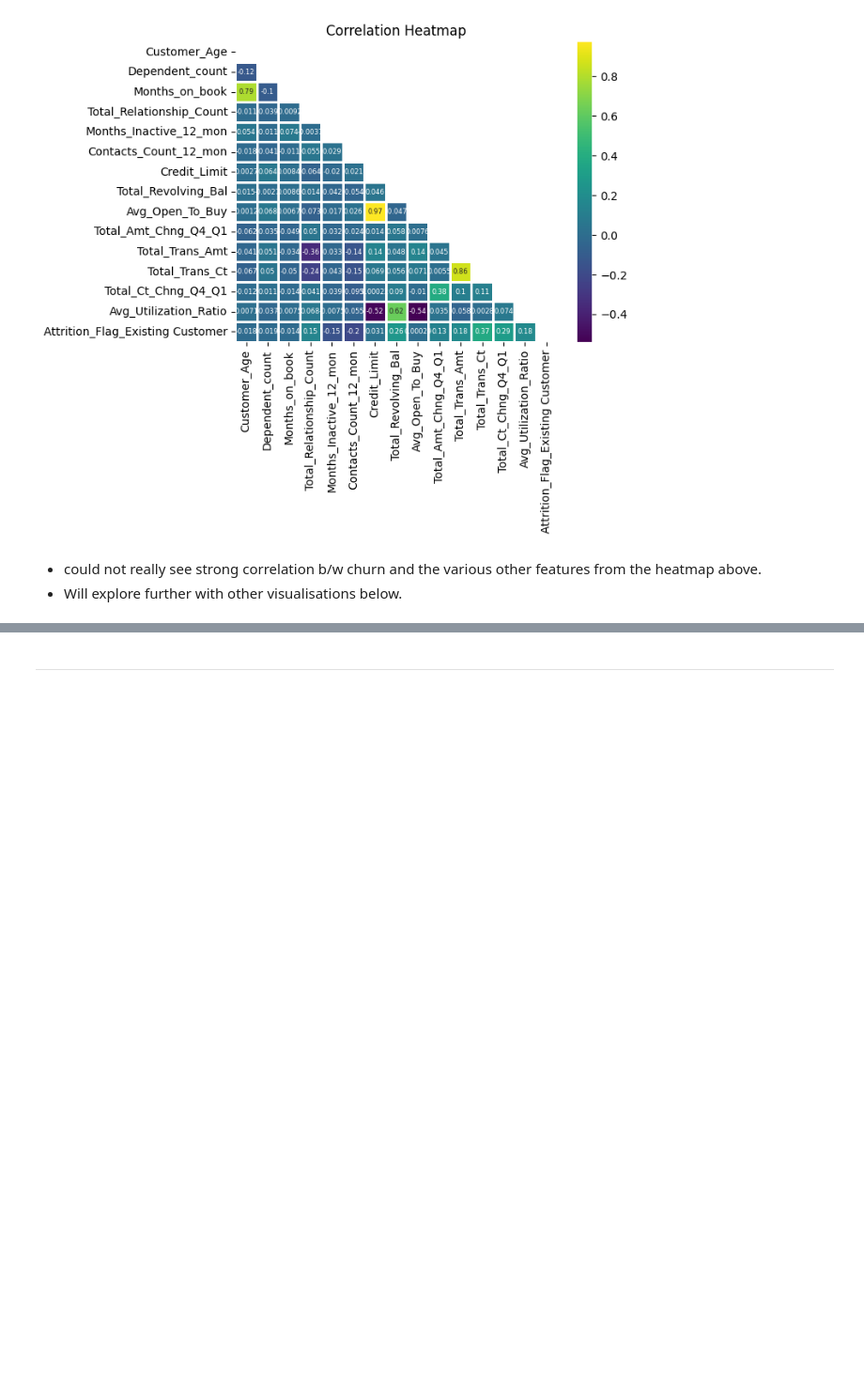
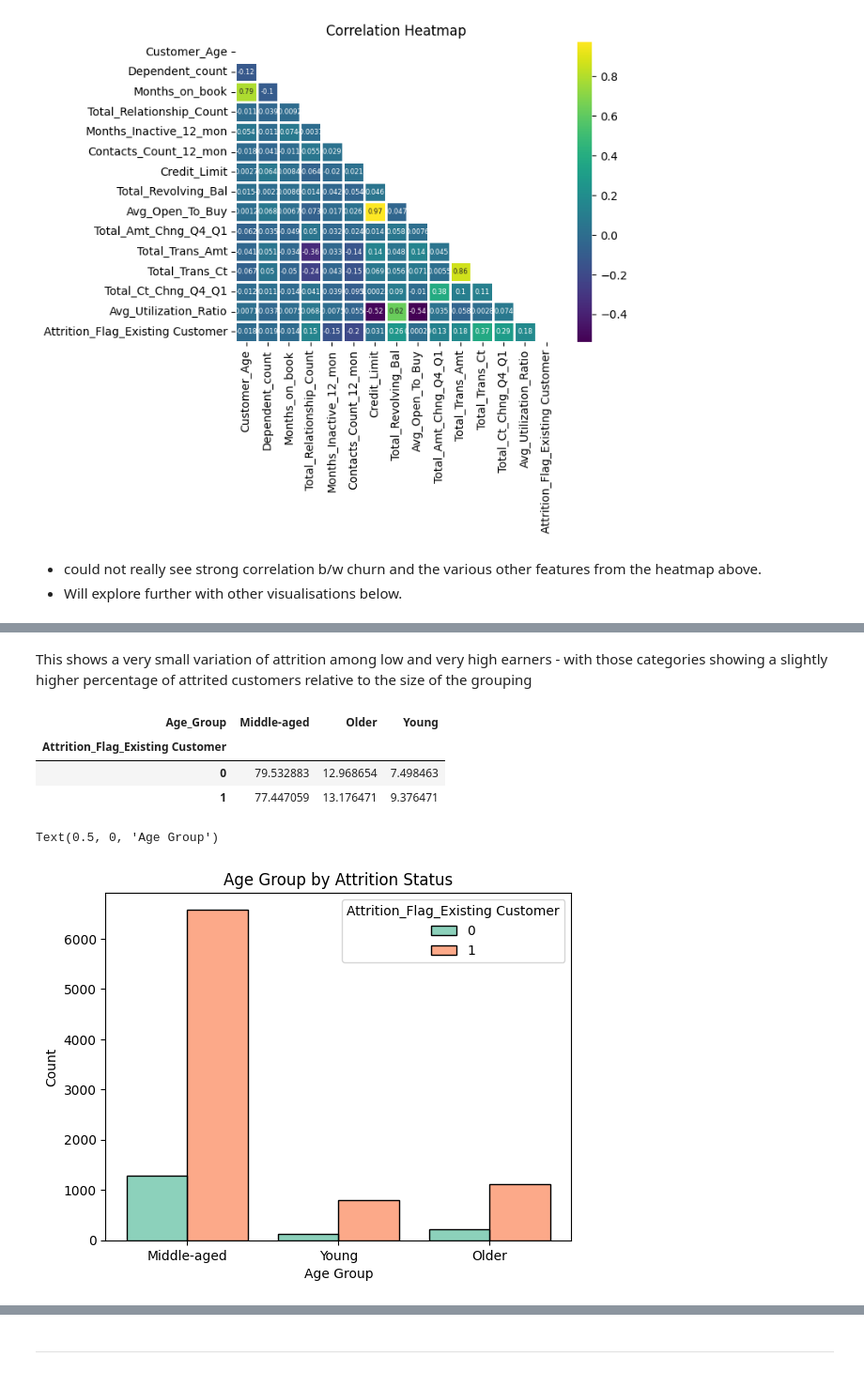
Before and after one commit to Mikeecee1/Team1_Hackathon, a Jupyter notebook: jupyter_notebooks/Visualisation.ipynb, the cells around one changed output, grey strips where cells are left out. Shown at 94% size. Cells and saved outputs as stored; diff of their text form; code cells hidden in the pictures; blank space fills up the shorter version.

```diff
--- a/jupyter_notebooks/Visualisation.ipynb
+++ b/jupyter_notebooks/Visualisation.ipynb
@@ -222,0 +156,22 @@ fig.show()
+# %% [markdown]
+This shows a very small variation of attrition among low and very high earners - with those categories showing a slightly higher percentage of attrited customers relative to the size of the grouping
+# %%
+#Age Category by AttritionStatus  as percentage of each group
+
+age_group_counts = df["Age_Group"].groupby(df["Attrition_Flag_Existing Customer"]).value_counts().unstack()
+age_group_percentage = age_group_counts.div(age_group_counts.sum(axis=1), axis=0) * 100
+age_group_percentage
+# %% [output]
+| Age_Group | Middle-aged | Older | Young |
+| Attrition_Flag_Existing Customer |  |  |  |
+| 0 | 79.532883 | 12.968654 | 7.498463 |
+| 1 | 77.447059 | 13.176471 | 9.376471 |
+# %%
+#Age_Group by AttritionStatus
+
+sns.histplot(data=df, x="Age_Group", hue="Attrition_Flag_Existing Customer", multiple="dodge", shrink=.8  , palette="Set2")
+plt.title("Age Group by Attrition Status")
+plt.xlabel("Age Group")
+# %% [output]
+Text(0.5, 0, 'Age Group')
+[figure, added]
```
Also changed, not shown: parts of 17 cells of this notebook.
